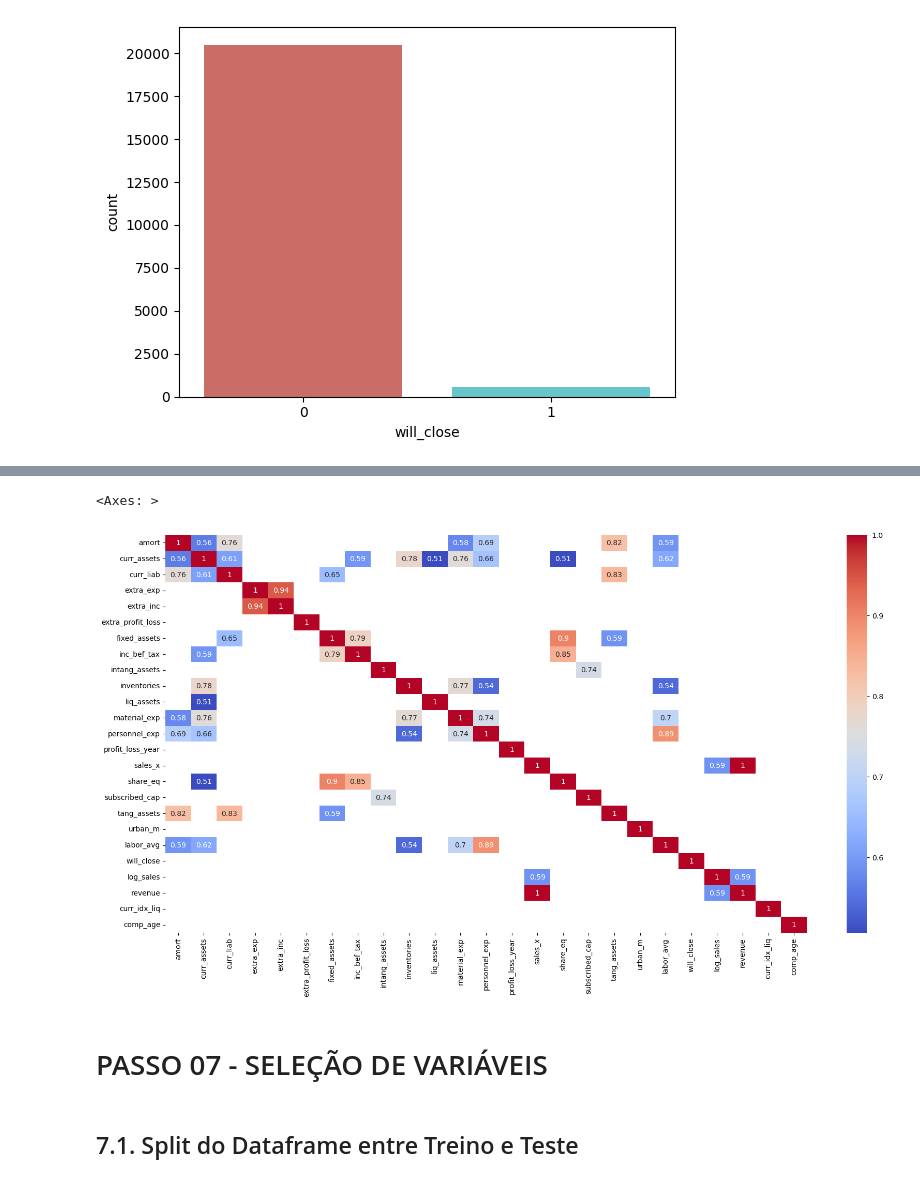
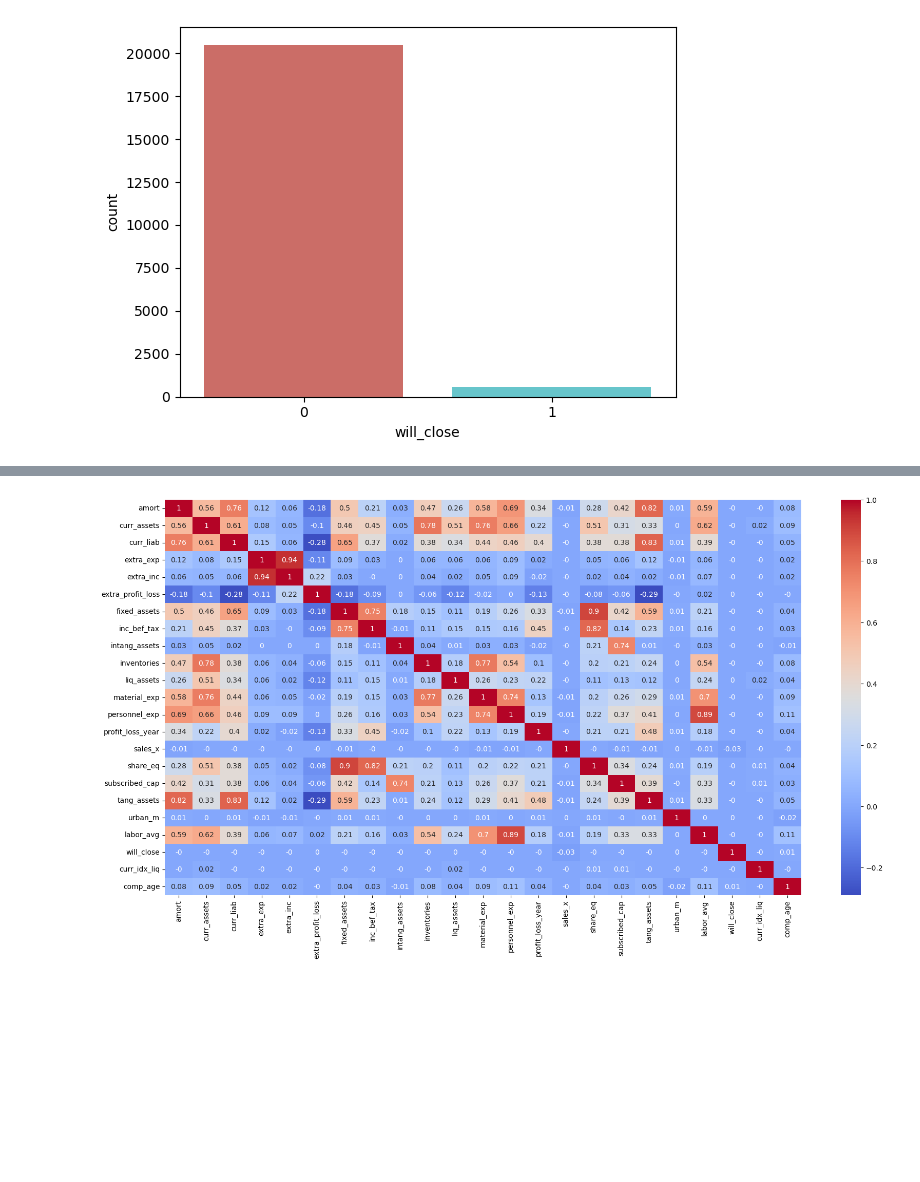
Before and after one commit to adambry/Atividade_Integradora_1T, a Jupyter notebook: PI_Main.ipynb, the cells around one changed output, grey strips where cells are left out. Cells and saved outputs as stored; diff of their text form; code cells hidden in the pictures; blank space fills up the shorter version.

```diff
--- a/PI_Main.ipynb
+++ b/PI_Main.ipynb
@@ -190,5 +193,6 @@ df['nace_main'] = df['nace_main'].astype('object')
 df['ind2'] = df['ind2'].astype('object')
 df['ind'] = df['ind'].astype('object')
 df['will_close'] = df['will_close'].astype('int64')
+df['urban_m'] = df['urban_m'].astype('object')
 # %% [markdown]
 ## 2.4. Checando NA
@@ -508,7 +381,0 @@ Name: count, dtype: int64
-# %%
-# Sugiro de passarmos os tópicos 1.3 e 1.4 para cá, uma vez que o tópico #1 se trata do passo a passo do roteiro passado pelos professores, e aquela etapa não consta.
-# Portanto, vejo sentido em deixar lá somente o passo a passo do roteiro dos professores e, para as demais transformações, organizarmos nos tópicos correspondentes do notebook.
-
-
-# retirando linhas com valorer nulos de curr_assets:
-df = df[df['curr_assets'].notna()]
@@ -610,24 +413,0 @@ pd.crosstab(df['comp_size'], df['will_close'])
-# %%
-# verificando quantidade de variáveis numéricas que possuem valor negativo:
-var_num[var_num < 0].count()
-
-# tirar amortização negativa
-df['amort'] = np.where(df['amort']<0, 0, df['amort'])
-
-# tirar extra_exp negativa:
-df['extra_exp'] = np.where(df['extra_exp']<0, 0, df['extra_exp'])
-
-# tirar extra_inc negativa:
-df['extra_inc'] = np.where(df['extra_inc']<0, 0, df['extra_inc'])
-
-# tirar intang_assets negativa:
-df['intang_assets'] = np.where(df['intang_assets']<0, 0, df['intang_assets'])
-
-# tirar material_exp negativa:
-df['material_exp'] = np.where(df['material_exp']<0, 0, df['material_exp'])
-
-# tirar personnel_exp negativa:
-df['personnel_exp'] = np.where(df['personnel_exp']<0, 0, df['personnel_exp'])
-
-# dropar coluna com comp_age negativo:
-df = df[df['comp_age']>=0].reset_index(drop=True)
@@ -676,8 +413,0 @@ Alterando para valor absoluto as variáveis que não fazem sentido terem valores
-# %%
-colunas_abs = ["amort", "curr_assets", "curr_liab", "extra_exp", "extra_inc", "fixed_assets", "inc_bef_tax", "intang_assets", "inventories", "liq_assets", "material_exp", "personnel_exp", "sales_x", "share_eq", "subscribed_cap", "tang_assets", "urban_m", "labor_avg",'comp_age']
-
-for coluna in colunas_abs:
-    df[coluna] = df[coluna].abs()
-
-# verificando se os valores foram transformados:
-df.describe().T
@@ -704,11 +454,7 @@ df.describe().T
 # %%
-#fazendo gráfico de correlação das variáveis numéricas:
+# fazendo heatmap com o restante das variáveis:
 plt.figure(figsize=(20,10))
-sns.heatmap(df.corr()[df.corr() > 0.5], annot=True, cmap='coolwarm')
+sns.heatmap(round(df.corr(),2), annot=True, cmap='coolwarm')
+plt.show()
 # %% [output]
-<Axes: >
-[figure, old version]
+[figure, new version]
-# %% [markdown]
-# PASSO 07 - SELEÇÃO DE VARIÁVEIS
-# %% [markdown]
-## 7.1. Split do Dataframe entre Treino e Teste
```
Also changed, not shown: parts of 78 cells of this notebook.
